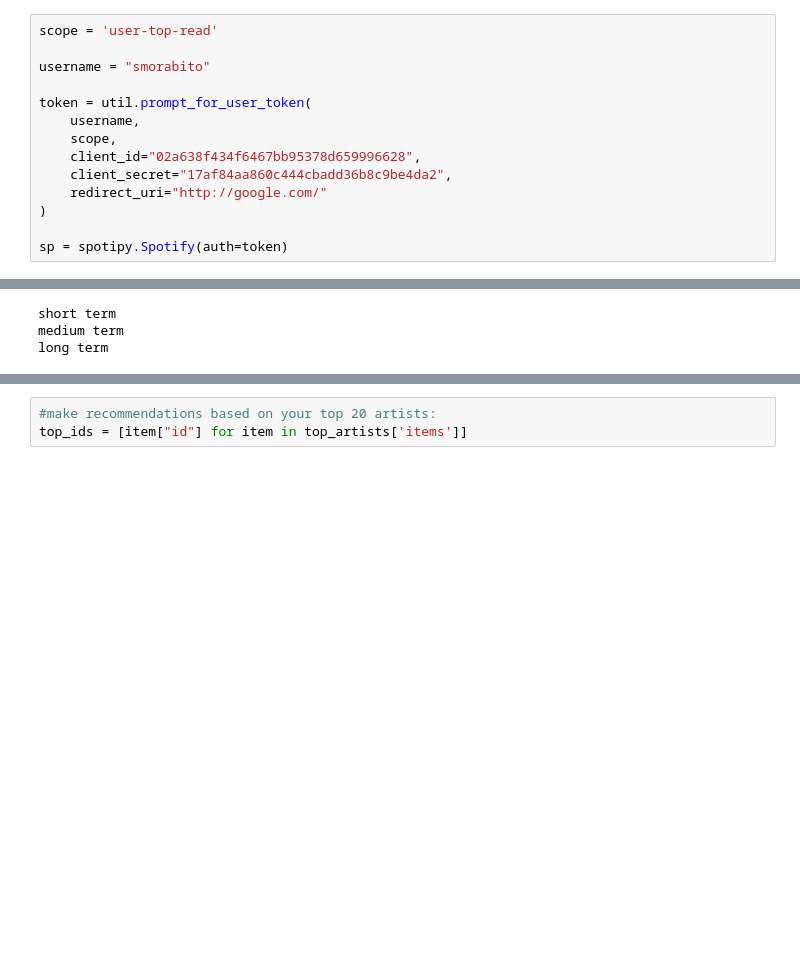
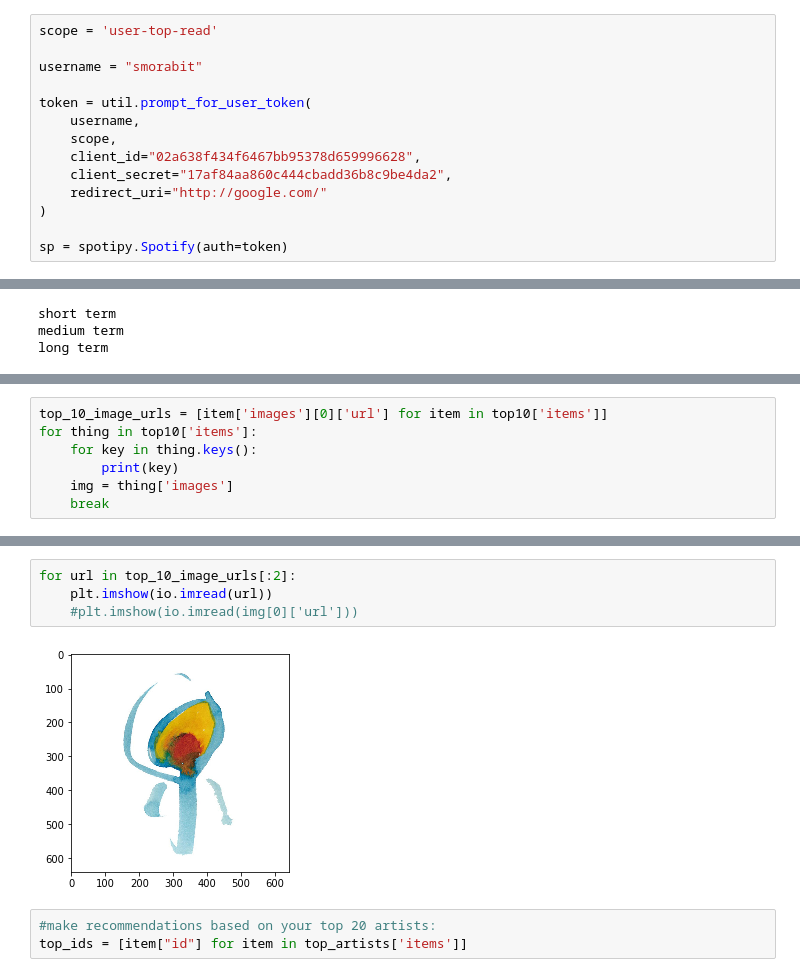
Before and after one commit to smorabit/spotify_analyst, a Jupyter notebook: Untitled.ipynb, the cells around one changed output, grey strips where cells are left out. Cells and saved outputs as stored; diff of their text form; blank space fills up the shorter version.

```diff
--- a/Untitled.ipynb
+++ b/Untitled.ipynb
@@ -5,7 +7,7 @@ import spotipy.util as util
 # %%
 scope = 'user-top-read'
 
-username = "smorabito"
+username = "smorabit"
 
 token = util.prompt_for_user_token(
     username,
@@ -41,0 +45,7 @@ next
+# %%
+top_10_image_urls = [item['images'][0]['url'] for item in top10['items']]
+for thing in top10['items']:
+    for key in thing.keys():
+        print(key)
+    img = thing['images']
+    break
@@ -42,3 +63,9 @@ next
+# %%
+for url in top_10_image_urls[:2]:
+    plt.imshow(io.imread(url))
+    #plt.imshow(io.imread(img[0]['url']))
+# %% [output]
+[figure, added]
 # %%
 #make recommendations based on your top 20 artists:
 top_ids = [item["id"] for item in top_artists['items']]
```
Also changed, not shown: parts of 4 cells of this notebook, 8 other files.
